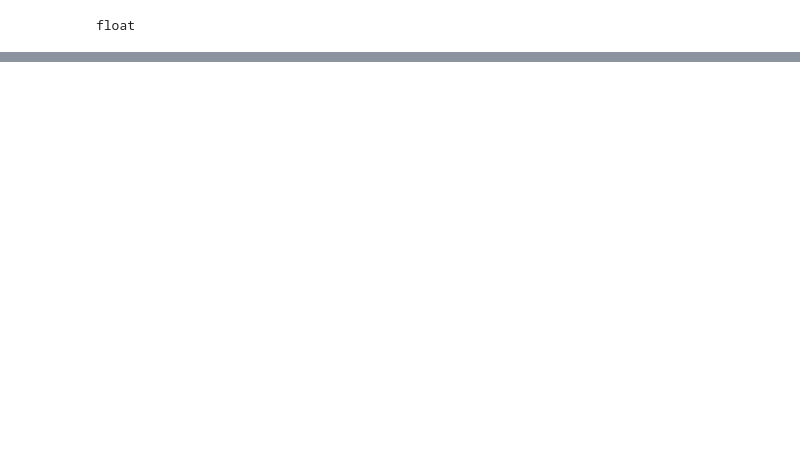
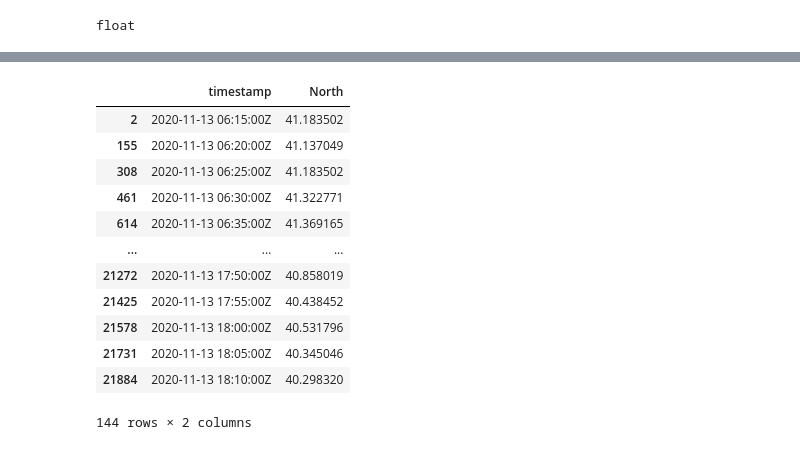
Before and after one commit to achintyaakumar/orchardWatch, a Jupyter notebook: api/data.ipynb, the cells around one changed output, grey strips where cells are left out. Cells and saved outputs as stored; diff of their text form; code cells hidden in the pictures; blank space fills up the shorter version.

```diff
--- a/api/data.ipynb
+++ b/api/data.ipynb
@@ -83,3 +85,10 @@ df.loc[df['sensor_sn'] == "20684342-1"]
 # %% [output]
 |  | logger_sn | sensor_sn | channel_num | timestamp | data_type | si_value | si_unit | us_value | us_unit | ... |
 | 1 | 20699245 | 20684342-1 | 11 | 2020-11-11 16:45:00Z | 1 | 12.991962 | °C | 55.385531 | °F | ... |
+# %%
+import datetime
+#Get last 12 hours
+curTime = (datetime.datetime.now() + datetime.timedelta(hours=5)- datetime.timedelta(minutes=15)).strftime('%Y-%m-%d %H:%M:%S')
+print(curTime)
+prevTime = (datetime.datetime.now() + datetime.timedelta(hours=5) - datetime.timedelta(minutes=15) - datetime.timedelta(hours=12)).strftime('%Y-%m-%d %H:%M:%S')
+print(prevTime)
@@ -85,0 +141,20 @@ df.loc[df['sensor_sn'] == "20684342-1"]
+# %%
+#Temperature air North
+tempN12 = df.loc[df['sensor_sn'] == "20777735-1"]
+tempN12 = tempN12[['timestamp','us_value']]
+tempN12 = tempN12.rename(columns={"us_value": "North"})
+tempN12
+# %% [output]
+|  | timestamp | North |
+| 2 | 2020-11-13 06:15:00Z | 41.183502 |
+| 155 | 2020-11-13 06:20:00Z | 41.137049 |
+| 308 | 2020-11-13 06:25:00Z | 41.183502 |
+| 461 | 2020-11-13 06:30:00Z | 41.322771 |
+| 614 | 2020-11-13 06:35:00Z | 41.369165 |
+| ... | ... | ... |
+| 21272 | 2020-11-13 17:50:00Z | 40.858019 |
+| 21425 | 2020-11-13 17:55:00Z | 40.438452 |
+| 21578 | 2020-11-13 18:00:00Z | 40.531796 |
+| 21731 | 2020-11-13 18:05:00Z | 40.345046 |
+| 21884 | 2020-11-13 18:10:00Z | 40.298320 |
+144 rows × 2 columns
```
Also changed, not shown: parts of 8 cells of this notebook, 7 other files.
